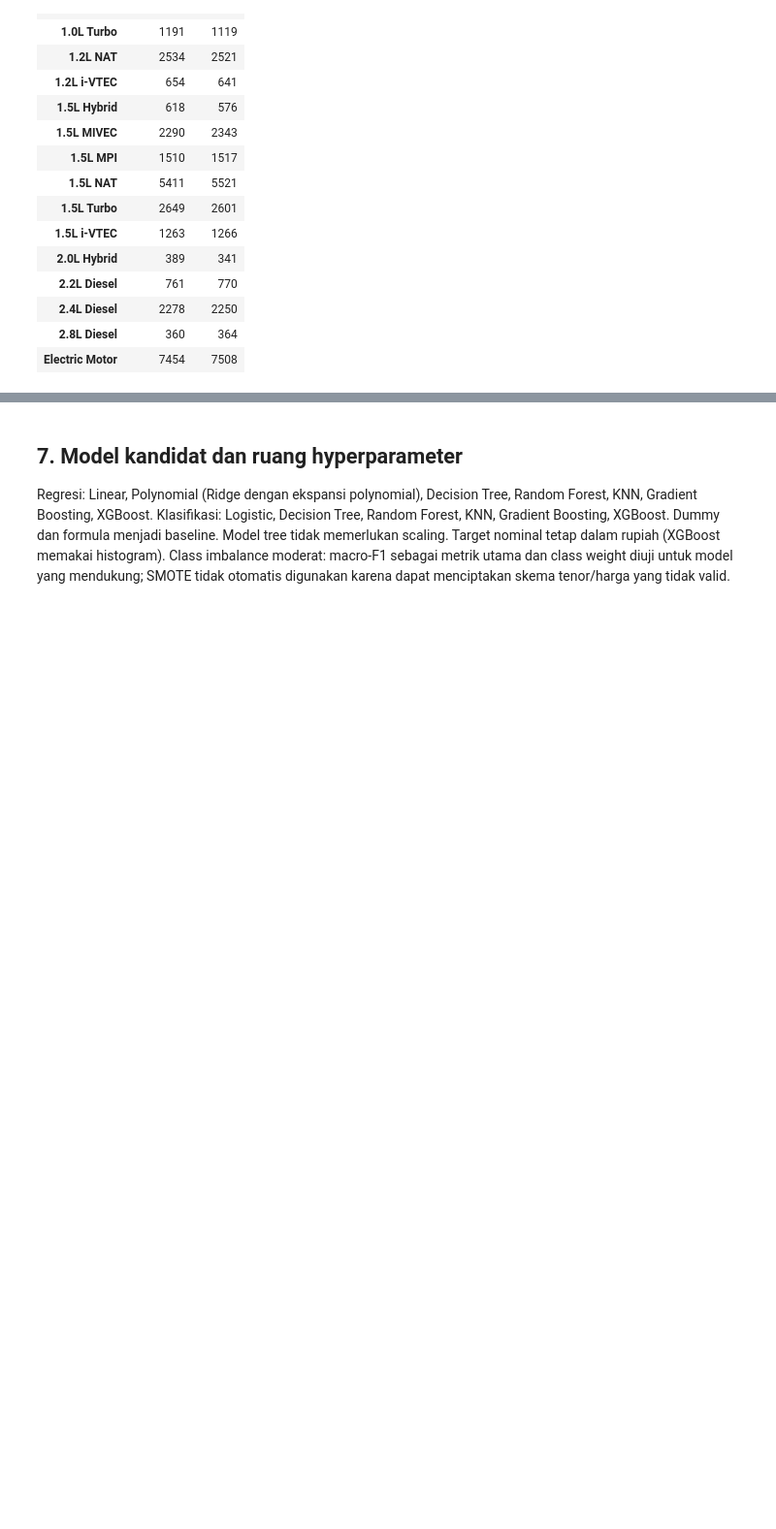
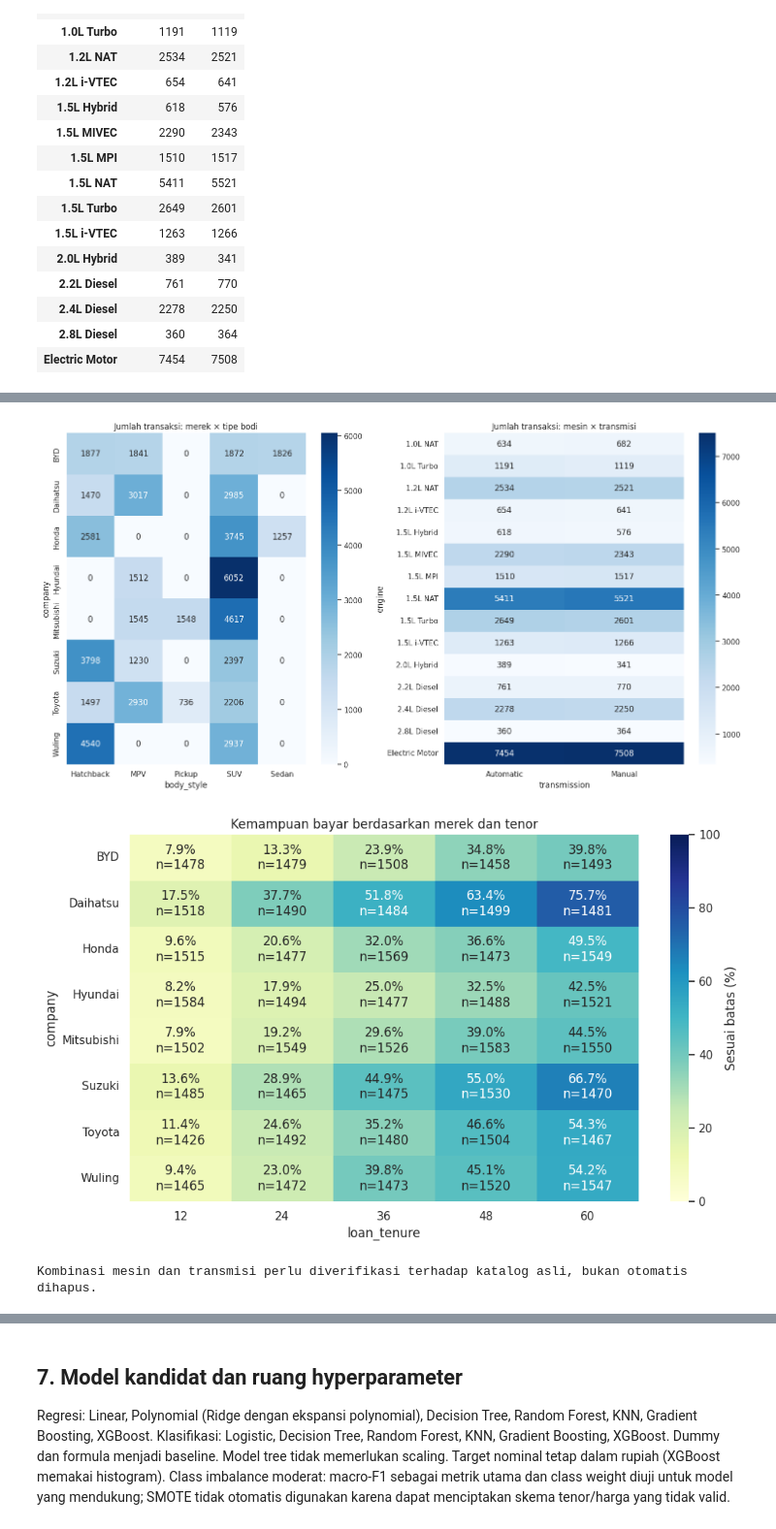
Before and after one commit to CyMonkey-Stud/predcicilanbelimobil-v2, a Jupyter notebook: notebooks/car_financing_analysis.ipynb, the cells around one changed output, grey strips where cells are left out. Shown at 97% size. Drawn from its saved outputs; the diff is of its cells as text; code cells hidden in the pictures; blank space fills up the shorter version.

```diff
--- a/notebooks/car_financing_analysis.ipynb
+++ b/notebooks/car_financing_analysis.ipynb
@@ -360,0 +583,26 @@ Engine & transmisi (audit kombinasi, bukan fitur):
+# %%
+brand_body = pd.crosstab(cat_dev.company,cat_dev.body_style)
+engine_trans = pd.crosstab(cat_dev.engine,cat_dev.transmission)
+brand_tenor_count = pd.crosstab(cat_dev.company,cat_dev.loan_tenure)
+brand_tenor_rate = cat_dev.pivot_table(index='company',columns='loan_tenure',values='affordability_status',aggfunc='mean')*100
+for name,table in [('brand_body',brand_body),('engine_transmission',engine_trans),('brand_tenor_count',brand_tenor_count),('brand_tenor_eligible_pct',brand_tenor_rate)]:
+    table.to_csv(OUT/f'categorical_{name}.csv')
+fig,axes = plt.subplots(1,2,figsize=(15,8))
+sns.heatmap(brand_body,annot=True,fmt='d',cmap='Blues',ax=axes[0]); axes[0].set_title('Jumlah transaksi: merek × tipe bodi')
+sns.heatmap(engine_trans,annot=True,fmt='d',cmap='Blues',ax=axes[1]); axes[1].set_title('Jumlah transaksi: mesin × transmisi')
+showfig('07e_categorical_crosstab')
+annotations = pd.DataFrame('',index=brand_tenor_rate.index,columns=brand_tenor_rate.columns)
+for brand in annotations.index:
+    for tenor in annotations.columns:
+        rate = brand_tenor_rate.loc[brand,tenor]
+        if pd.notna(rate): annotations.loc[brand,tenor] = f'{rate:.1f}%\nn={brand_tenor_count.loc[brand,tenor]}'
+plt.figure(figsize=(10,6))
+sns.heatmap(brand_tenor_rate,annot=annotations,fmt='',cmap='YlGnBu',vmin=0,vmax=100,cbar_kws={'label':'Sesuai batas (%)'})
+plt.title('Kemampuan bayar berdasarkan merek dan tenor'); showfig('07f_brand_tenor_eligibility')
+status_crosstab = pd.concat([pd.crosstab(cat_dev[field],cat_dev.status_label).rename_axis('category').reset_index().assign(variable=field) for field in cat_fields],ignore_index=True)
+status_crosstab.to_csv(OUT/'categorical_status_crosstab.csv',index=False)
+print('Kombinasi mesin dan transmisi perlu diverifikasi terhadap katalog asli, bukan otomatis dihapus.')
+# %% [output]
+[figure, added]
+[figure, added]
+Kombinasi mesin dan transmisi perlu diverifikasi terhadap katalog asli, bukan otomatis dihapus.
```
Also changed, not shown: parts of 20 cells of this notebook, 18 other files.
